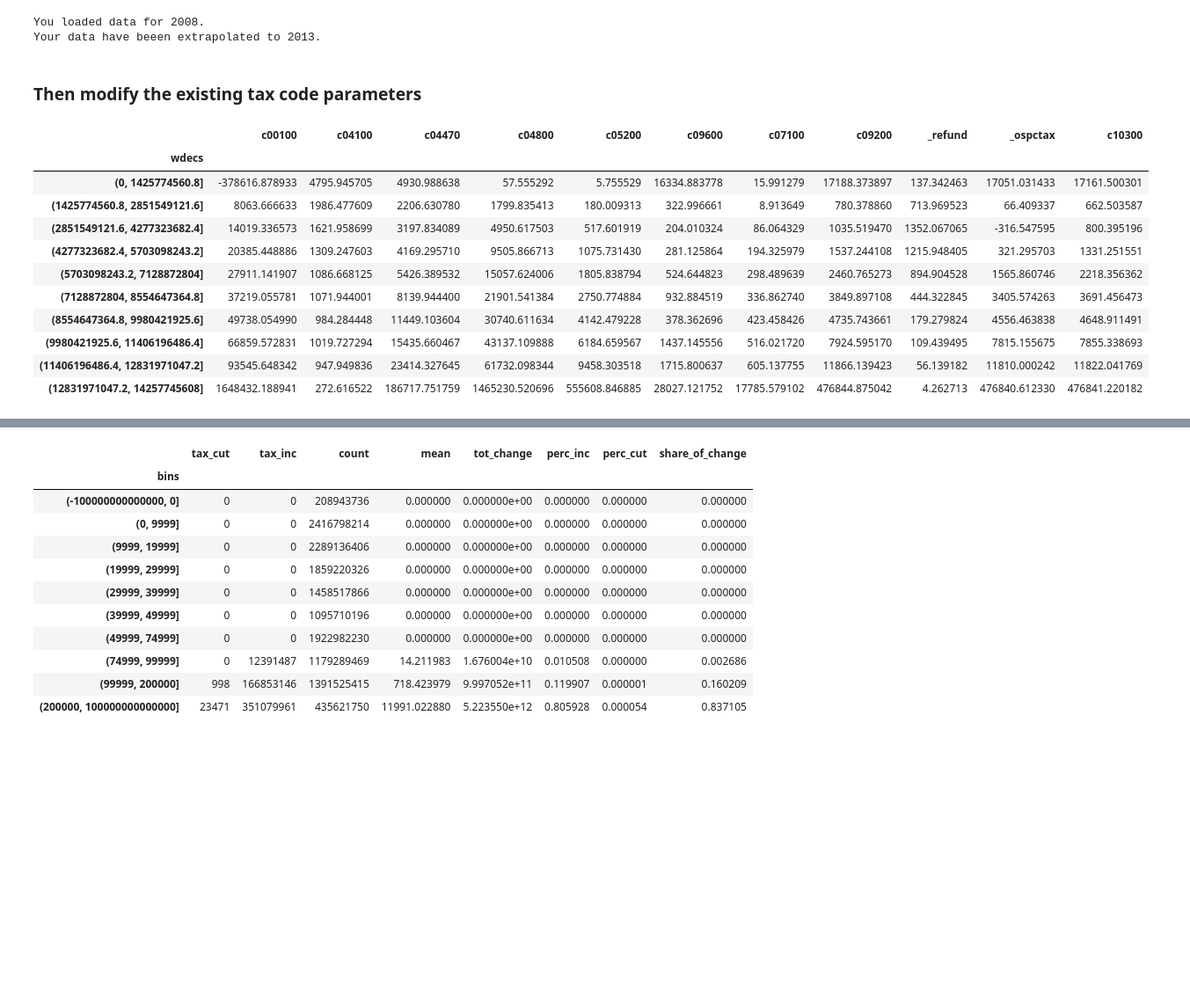
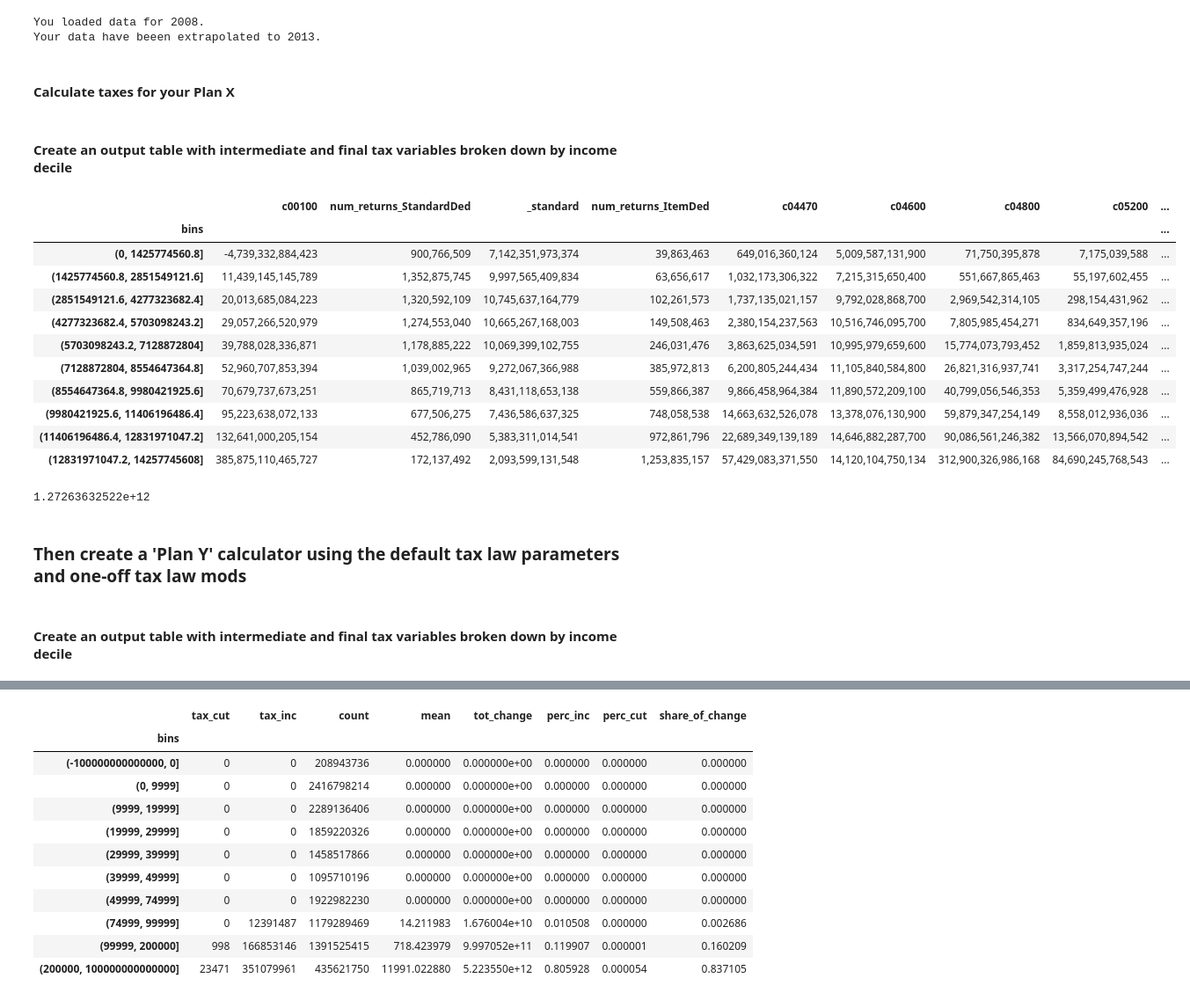
Before and after one commit to PSLmodels/Tax-Calculator, a Jupyter notebook: docs/notebooks/10_Minutes_to_Taxcalc.ipynb, the cells around one changed output, grey strips where cells are left out. Shown: that part at 88% size. Drawn from its saved outputs; the diff is of its cells as text; code cells hidden in the pictures; blank space fills up the shorter version.

```diff
--- a/docs/notebooks/10_Minutes_to_Taxcalc.ipynb
+++ b/docs/notebooks/10_Minutes_to_Taxcalc.ipynb
@@ -27,4 +27,6 @@ calc1 = Calculator(records=records, parameters=params)
 # %% [output]
 You loaded data for 2008.
 Your data have beeen extrapolated to 2013.
+# %% [markdown]
+#### Calculate taxes for your Plan X
 # %%
@@ -32,4 +34,27 @@ calc1.calc_all()
-# %% [markdown]
-### Then modify the existing tax code parameters
+# %% [markdown]
+#### Create an output table with intermediate and final tax variables broken down by income decile
+# %%
+tX = create_distribution_table(calcY, groupby="weighted_deciles", result_type="weighted_sum")
+# %%
+tX
+# %% [output]
+|  | c00100 | num_returns_StandardDed | _standard | num_returns_ItemDed | c04470 | c04600 | c04800 | c05200 | ... |
+| bins |  |  |  |  |  |  |  |  | ... |
+| (0, 1425774560.8] | -4,739,332,884,423 | 900,766,509 | 7,142,351,973,374 | 39,863,463 | 649,016,360,124 | 5,009,587,131,900 | 71,750,395,878 | 7,175,039,588 | ... |
+| (1425774560.8, 2851549121.6] | 11,439,145,145,789 | 1,352,875,745 | 9,997,565,409,834 | 63,656,617 | 1,032,173,306,322 | 7,215,315,650,400 | 551,667,865,463 | 55,197,602,455 | ... |
+| (2851549121.6, 4277323682.4] | 20,013,685,084,223 | 1,320,592,109 | 10,745,637,164,779 | 102,261,573 | 1,737,135,021,157 | 9,792,028,868,700 | 2,969,542,314,105 | 298,154,431,962 | ... |
+| (4277323682.4, 5703098243.2] | 29,057,266,520,979 | 1,274,553,040 | 10,665,267,168,003 | 149,508,463 | 2,380,154,237,563 | 10,516,746,095,700 | 7,805,985,454,271 | 834,649,357,196 | ... |
+| (5703098243.2, 7128872804] | 39,788,028,336,871 | 1,178,885,222 | 10,069,399,102,755 | 246,031,476 | 3,863,625,034,591 | 10,995,979,659,600 | 15,774,073,793,452 | 1,859,813,935,024 | ... |
+| (7128872804, 8554647364.8] | 52,960,707,853,394 | 1,039,002,965 | 9,272,067,366,988 | 385,972,813 | 6,200,805,244,434 | 11,105,840,584,800 | 26,821,316,937,741 | 3,317,254,747,244 | ... |
+| (8554647364.8, 9980421925.6] | 70,679,737,673,251 | 865,719,713 | 8,431,118,653,138 | 559,866,387 | 9,866,458,964,384 | 11,890,572,209,100 | 40,799,056,546,353 | 5,359,499,476,928 | ... |
+| (9980421925.6, 11406196486.4] | 95,223,638,072,133 | 677,506,275 | 7,436,586,637,325 | 748,058,538 | 14,663,632,526,078 | 13,378,076,130,900 | 59,879,347,254,149 | 8,558,012,936,036 | ... |
+| (11406196486.4, 12831971047.2] | 132,641,000,205,154 | 452,786,090 | 5,383,311,014,541 | 972,861,796 | 22,689,349,139,189 | 14,646,882,287,700 | 90,086,561,246,382 | 13,566,070,894,542 | ... |
+| (12831971047.2, 14257745608] | 385,875,110,465,727 | 172,137,492 | 2,093,599,131,548 | 1,253,835,157 | 57,429,083,371,550 | 14,120,104,750,134 | 312,900,326,986,168 | 84,690,245,768,543 | ... |
+# %%
+print (calcX._ospctax*calcX.s006).sum()
+# %% [output]
+1.27263632522e+12
+# %% [markdown]
+### Then create a 'Plan Y' calculator using the default tax law parameters and one-off tax law mods
 # %%
 # User specified Plans
@@ -47 +72,3 @@ calc2.calc_all()
+# %% [markdown]
+#### Create an output table with intermediate and final tax variables broken down by income decile
 # %%
@@ -49,15 +75,0 @@ t1 = create_distribution_table(calc2, groupby="weighted_deciles")
-# %%
-t1
-# %% [output]
-|  | c00100 | c04100 | c04470 | c04800 | c05200 | c09600 | c07100 | c09200 | _refund | _ospctax | c10300 |
-| wdecs |  |  |  |  |  |  |  |  |  |  |  |
-| (0, 1425774560.8] | -378616.878933 | 4795.945705 | 4930.988638 | 57.555292 | 5.755529 | 16334.883778 | 15.991279 | 17188.373897 | 137.342463 | 17051.031433 | 17161.500301 |
-| (1425774560.8, 2851549121.6] | 8063.666633 | 1986.477609 | 2206.630780 | 1799.835413 | 180.009313 | 322.996661 | 8.913649 | 780.378860 | 713.969523 | 66.409337 | 662.503587 |
-| (2851549121.6, 4277323682.4] | 14019.336573 | 1621.958699 | 3197.834089 | 4950.617503 | 517.601919 | 204.010324 | 86.064329 | 1035.519470 | 1352.067065 | -316.547595 | 800.395196 |
-| (4277323682.4, 5703098243.2] | 20385.448886 | 1309.247603 | 4169.295710 | 9505.866713 | 1075.731430 | 281.125864 | 194.325979 | 1537.244108 | 1215.948405 | 321.295703 | 1331.251551 |
-| (5703098243.2, 7128872804] | 27911.141907 | 1086.668125 | 5426.389532 | 15057.624006 | 1805.838794 | 524.644823 | 298.489639 | 2460.765273 | 894.904528 | 1565.860746 | 2218.356362 |
-| (7128872804, 8554647364.8] | 37219.055781 | 1071.944001 | 8139.944400 | 21901.541384 | 2750.774884 | 932.884519 | 336.862740 | 3849.897108 | 444.322845 | 3405.574263 | 3691.456473 |
-| (8554647364.8, 9980421925.6] | 49738.054990 | 984.284448 | 11449.103604 | 30740.611634 | 4142.479228 | 378.362696 | 423.458426 | 4735.743661 | 179.279824 | 4556.463838 | 4648.911491 |
-| (9980421925.6, 11406196486.4] | 66859.572831 | 1019.727294 | 15435.660467 | 43137.109888 | 6184.659567 | 1437.145556 | 516.021720 | 7924.595170 | 109.439495 | 7815.155675 | 7855.338693 |
-| (11406196486.4, 12831971047.2] | 93545.648342 | 947.949836 | 23414.327645 | 61732.098344 | 9458.303518 | 1715.800637 | 605.137755 | 11866.139423 | 56.139182 | 11810.000242 | 11822.041769 |
-| (12831971047.2, 14257745608] | 1648432.188941 | 272.616522 | 186717.751759 | 1465230.520696 | 555608.846885 | 28027.121752 | 17785.579102 | 476844.875042 | 4.262713 | 476840.612330 | 476841.220182 |
```
Also changed, not shown: parts of 11 cells of this notebook, 1 other file.
